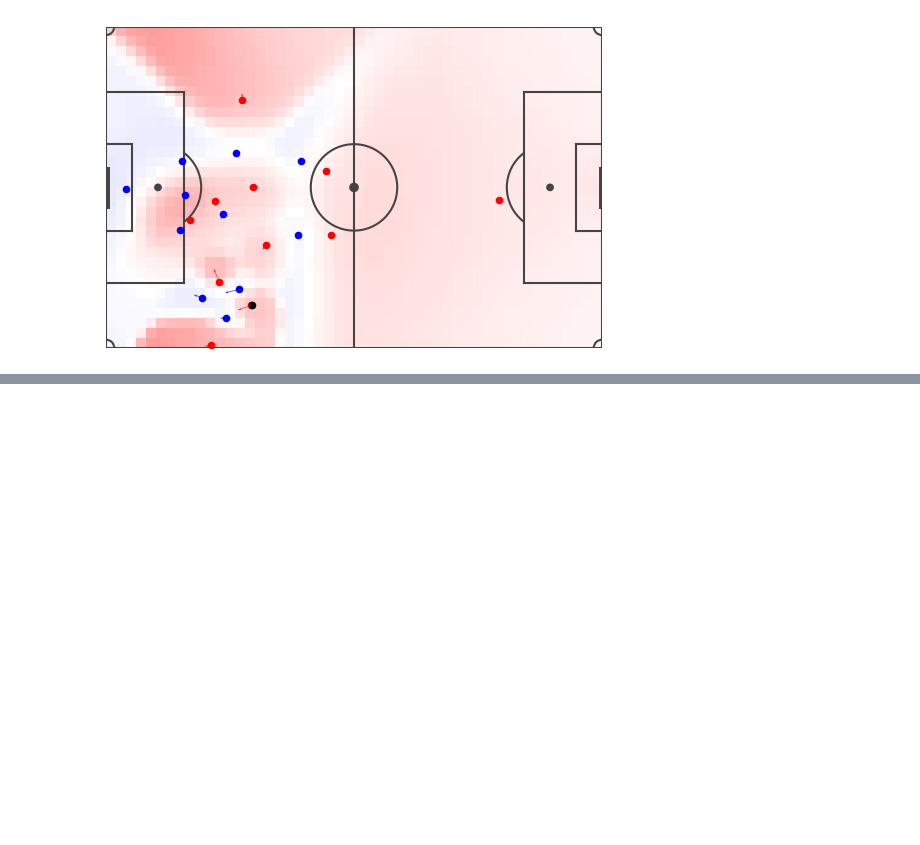
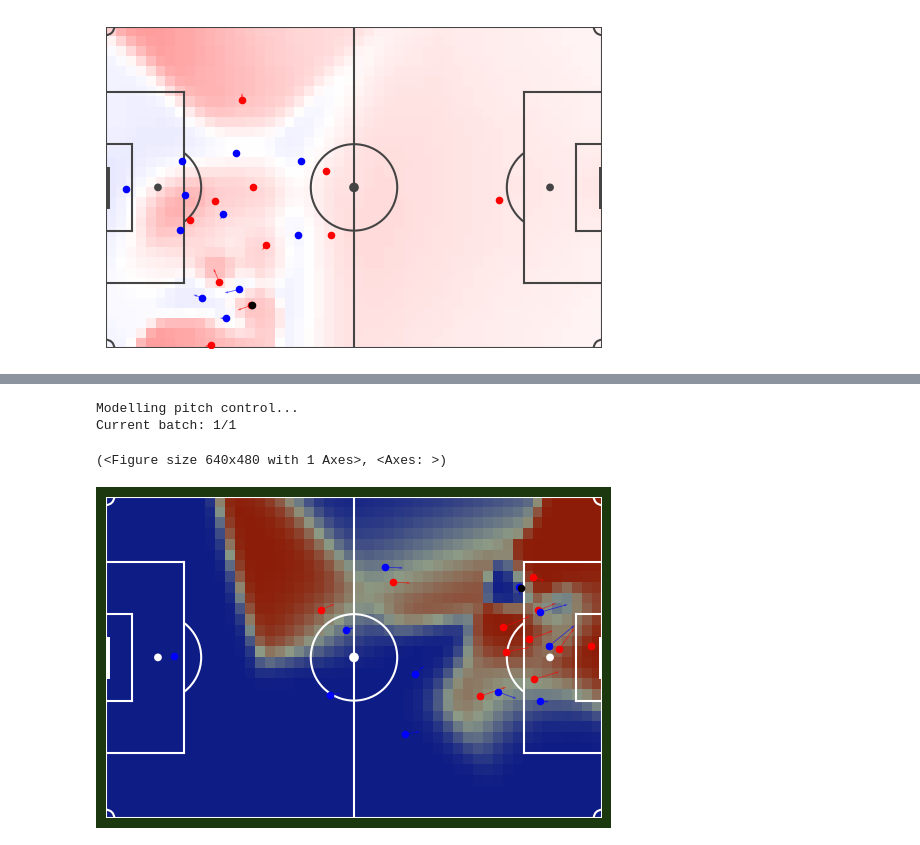
Before and after one commit to DavidB1999/My_Football_Analytics, a Jupyter notebook: EPV/EPV_schmier.ipynb, the cells around one changed output, grey strips where cells are left out. Cells and saved outputs as stored; diff of their text form; code cells hidden in the pictures; blank space fills up the shorter version.

```diff
--- a/EPV/EPV_schmier.ipynb
+++ b/EPV/EPV_schmier.ipynb
@@ -165,0 +172,8 @@ Current batch: 1/1
+# %%
+pc.plot_tensor_pitch_control(td_object=td_object, team='Away', frame=90135, first_frame=90000, last_frame=90250,
+                            version='Fernandez', implementation='adap')
+# %% [output]
+Modelling pitch control...
+Current batch: 1/1
+(<Figure size 640x480 with 1 Axes>, <Axes: >)
+[figure, added]
```
Also changed, not shown: parts of 4 cells of this notebook, 6 other files.
